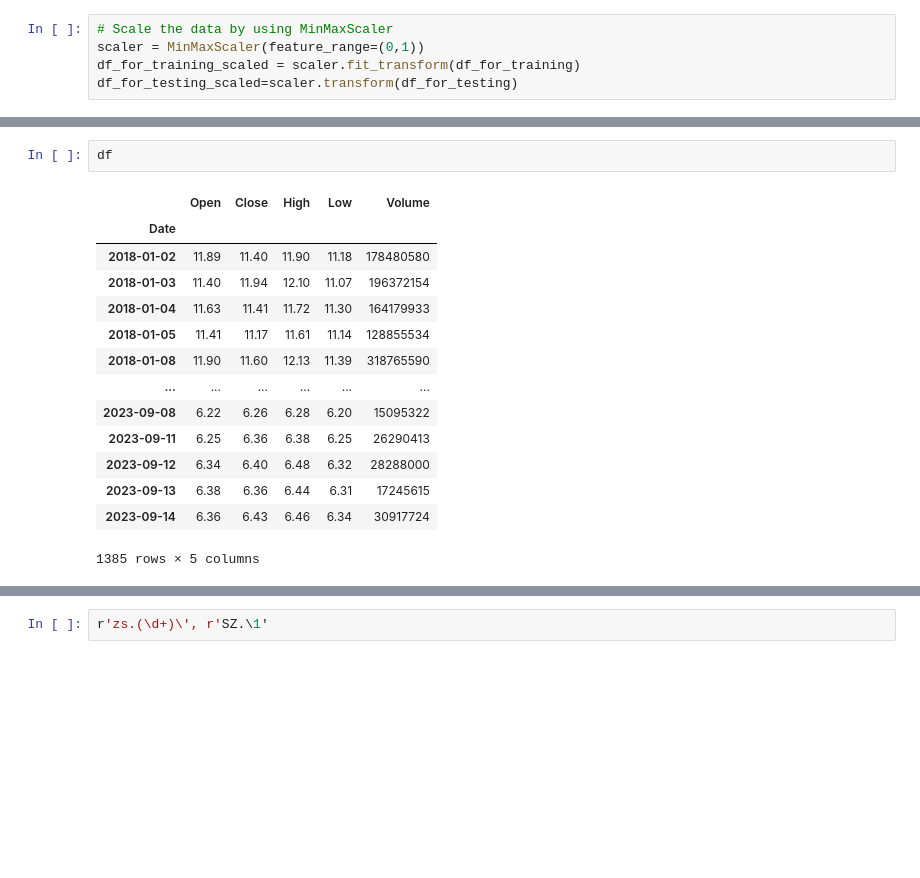
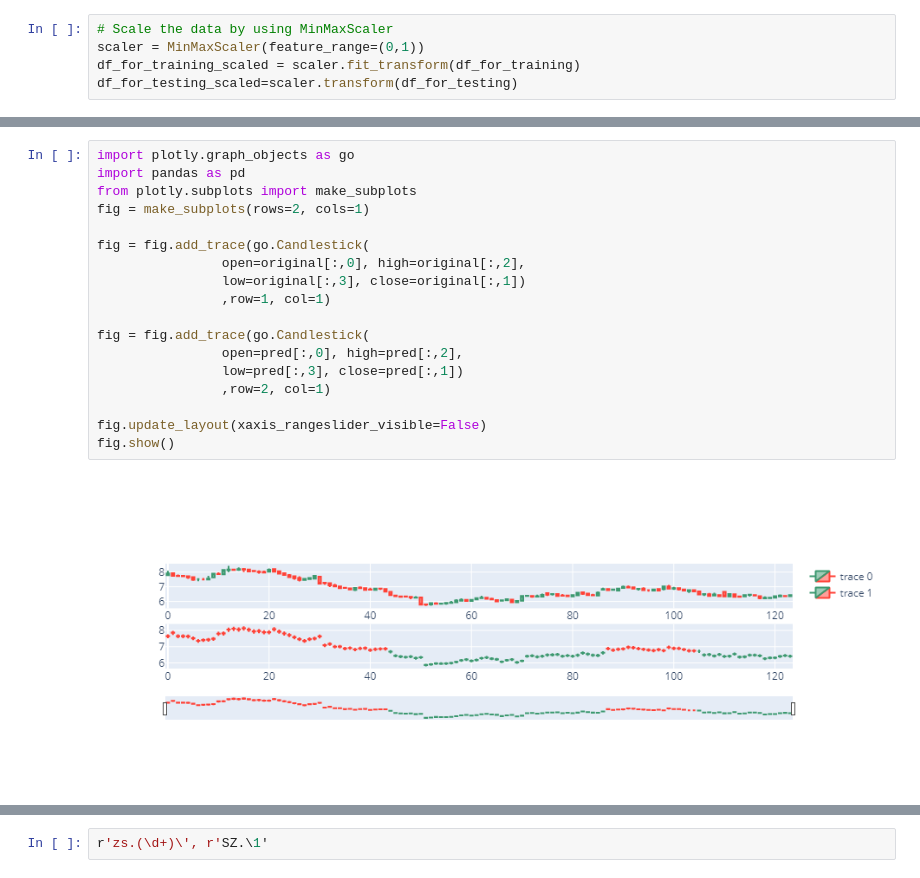
Before and after one commit to chenxin199261/FinancialLearn, a Jupyter notebook: LSTM/LSTM-keras.ipynb, the cells around one changed output, grey strips where cells are left out. Saved outputs shown, nothing was run; the diff lists cells and outputs as text; blank space fills up the shorter version.

```diff
--- a/LSTM/LSTM-keras.ipynb
+++ b/LSTM/LSTM-keras.ipynb
@@ -134,18 +157,21 @@ plt.show()
 # %%
-df
+import plotly.graph_objects as go
+import pandas as pd
+from plotly.subplots import make_subplots
+fig = make_subplots(rows=2, cols=1)
+
+fig = fig.add_trace(go.Candlestick(
+                open=original[:,0], high=original[:,2],
+                low=original[:,3], close=original[:,1])
+                ,row=1, col=1)
+
+fig = fig.add_trace(go.Candlestick(
+                open=pred[:,0], high=pred[:,2],
+                low=pred[:,3], close=pred[:,1])
+                ,row=2, col=1)
+
+fig.update_layout(xaxis_rangeslider_visible=False)
+fig.show()
 # %% [output]
-|  | Open | Close | High | Low | Volume |
-| Date |  |  |  |  |  |
-| 2018-01-02 | 11.89 | 11.40 | 11.90 | 11.18 | 178480580 |
-| 2018-01-03 | 11.40 | 11.94 | 12.10 | 11.07 | 196372154 |
-| 2018-01-04 | 11.63 | 11.41 | 11.72 | 11.30 | 164179933 |
-| 2018-01-05 | 11.41 | 11.17 | 11.61 | 11.14 | 128855534 |
-| 2018-01-08 | 11.90 | 11.60 | 12.13 | 11.39 | 318765590 |
-| ... | ... | ... | ... | ... | ... |
-| 2023-09-08 | 6.22 | 6.26 | 6.28 | 6.20 | 15095322 |
-| 2023-09-11 | 6.25 | 6.36 | 6.38 | 6.25 | 26290413 |
-| 2023-09-12 | 6.34 | 6.40 | 6.48 | 6.32 | 28288000 |
-| 2023-09-13 | 6.38 | 6.36 | 6.44 | 6.31 | 17245615 |
-| 2023-09-14 | 6.36 | 6.43 | 6.46 | 6.34 | 30917724 |
-1385 rows × 5 columns
+[figure, added]
 # %%
```
Also changed, not shown: parts of 10 cells of this notebook.
